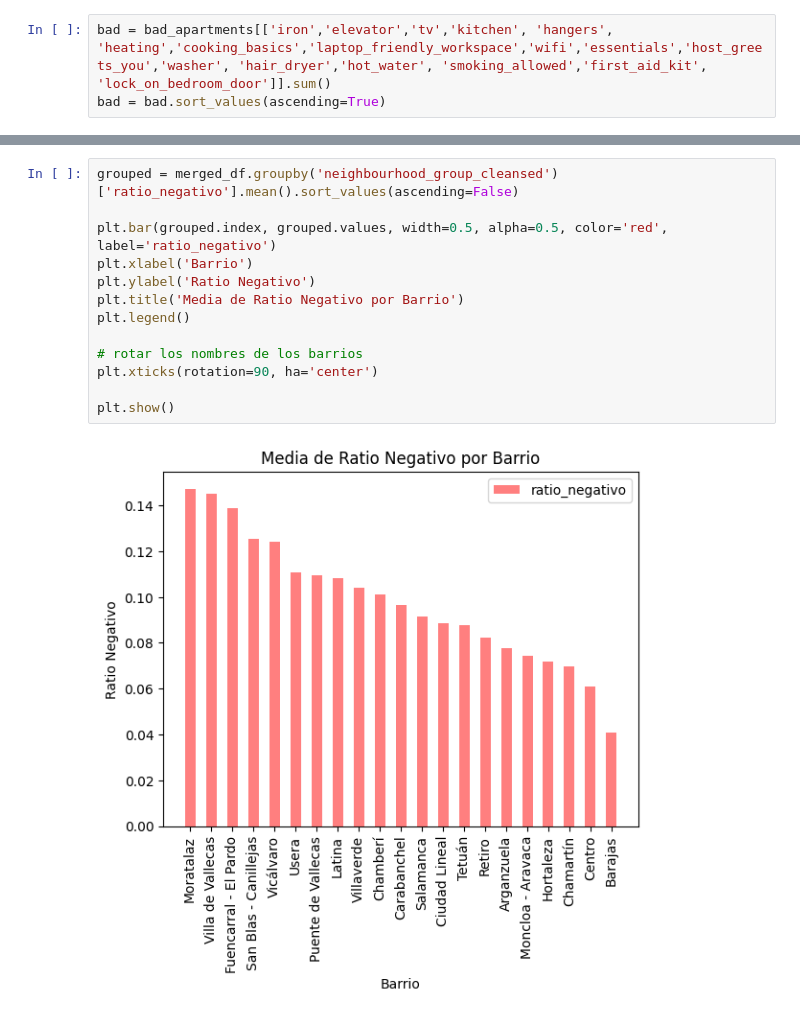
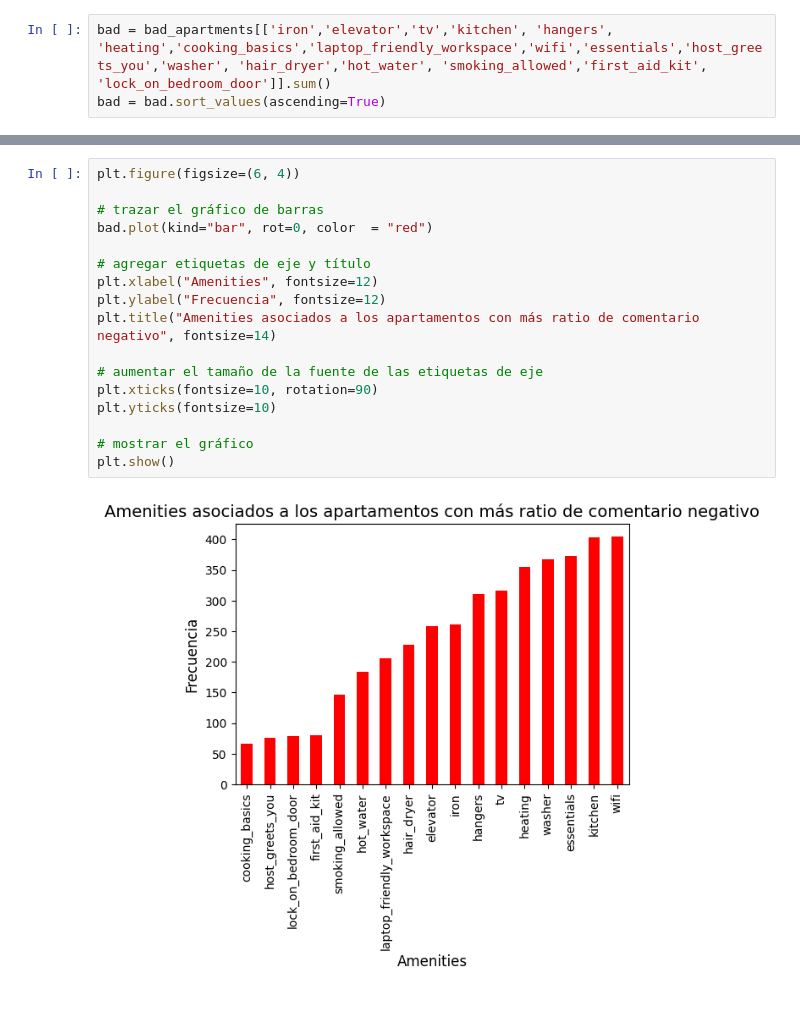
Before and after one commit to PedroVidales/Proyecto-Final_, a Jupyter notebook: main/Ratios.ipynb, the cells around one changed output, grey strips where cells are left out. Cells and saved outputs as stored; diff of their text form.

```diff
--- a/main/Ratios.ipynb
+++ b/main/Ratios.ipynb
@@ -337,15 +264,19 @@ plt.show()
-# %%
-grouped = merged_df.groupby('neighbourhood_group_cleansed')['ratio_negativo'].mean().sort_values(ascending=False)
-
-plt.bar(grouped.index, grouped.values, width=0.5, alpha=0.5, color='red', label='ratio_negativo')
-plt.xlabel('Barrio')
-plt.ylabel('Ratio Negativo')
-plt.title('Media de Ratio Negativo por Barrio')
-plt.legend()
-
-# rotar los nombres de los barrios
-plt.xticks(rotation=90, ha='center')
-
-plt.show()
-# %% [output]
-[figure, removed]
+# %%
+plt.figure(figsize=(6, 4))
+
+# trazar el gráfico de barras
+bad.plot(kind="bar", rot=0, color  = "red")
+
+# agregar etiquetas de eje y título
+plt.xlabel("Amenities", fontsize=12)
+plt.ylabel("Frecuencia", fontsize=12)
+plt.title("Amenities asociados a los apartamentos con más ratio de comentario negativo", fontsize=14)
+
+# aumentar el tamaño de la fuente de las etiquetas de eje
+plt.xticks(fontsize=10, rotation=90)
+plt.yticks(fontsize=10)
+
+# mostrar el gráfico
+plt.show()
+# %% [output]
+[figure, added]
```
Also changed, not shown: parts of 32 cells of this notebook, 20 other files.
